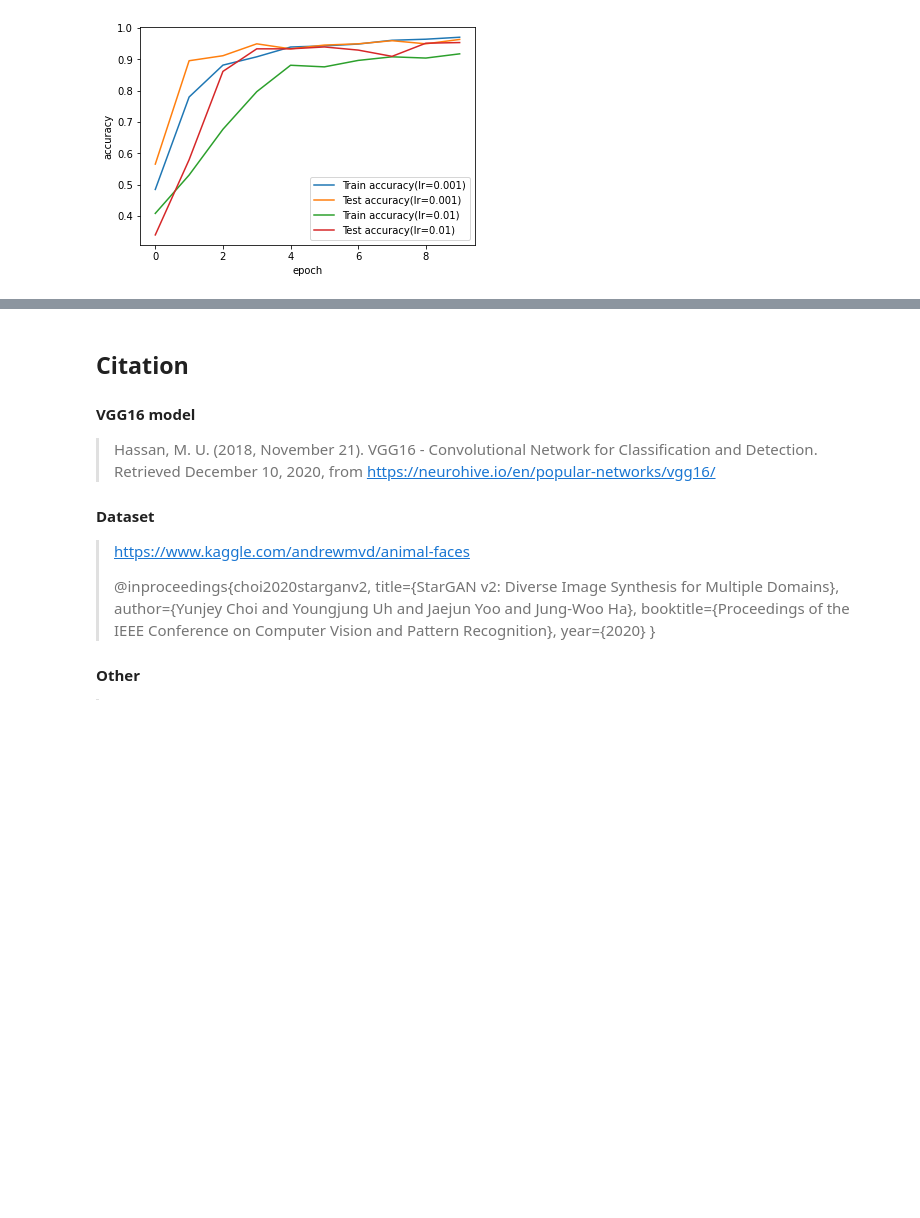
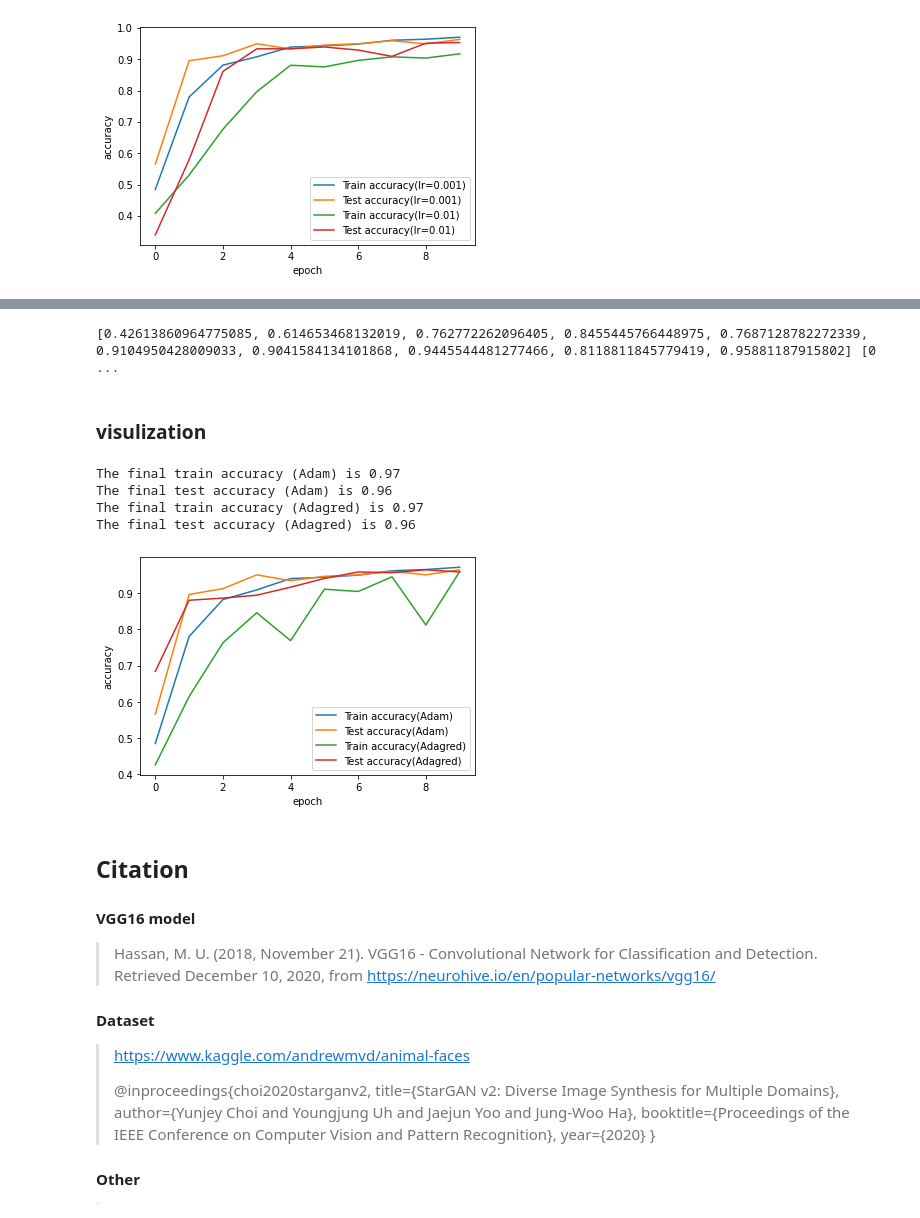
Before and after one commit to yuehanui/pre_trained_CNN_transer_learning, a Jupyter notebook: notebook.ipynb, the cells around one changed output, grey strips where cells are left out. Drawn from its saved outputs; the diff is of its cells as text; code cells hidden in the pictures; blank space fills up the shorter version.

Commit message:
lr and optimizer comparision

```diff
--- a/notebook.ipynb
+++ b/notebook.ipynb
@@ -313,0 +326,4 @@ The final test accuracy at lr= 0.01 is 0.96
+# %%
+from tensorflow import keras
+K.clear_session()
+model = keras.models.load_model('./drive/MyDrive/model')
@@ -313,0 +332,14 @@ The final test accuracy at lr= 0.01 is 0.96
+# %%
+opt3 = optimizers.Adagrad(lr=0.001)
+model.compile(optimizer=opt3, loss="categorical_crossentropy",metrics=['accuracy'])
+
+# Number of epochs
+nepochs = 10
+
+# Call the fit_generator function
+hist3 = model.fit_generator(
+    train_generator,
+    steps_per_epoch=train_generator.n // BATCH_SIZE,
+    epochs=nepochs,
+    validation_data=test_generator,
+    validation_steps=test_generator.n // BATCH_SIZE)
@@ -314,3 +367,35 @@ The final test accuracy at lr= 0.01 is 0.96
+# %%
+acc_train3 = hist3.history['accuracy']
+acc_test3 = hist3.history['val_accuracy']
+print(acc_train3,acc_test3)
+# %% [output]
+[0.42613860964775085, 0.614653468132019, 0.762772262096405, 0.8455445766448975, 0.7687128782272339, 0.9104950428009033, 0.9041584134101868, 0.9445544481277466, 0.8118811845779419, 0.95881187915802] [0 ...
+# %% [markdown]
+### visulization
+# %%
+# plot the training accuracy
+plt.plot(np.arange(0,nepochs),acc_train)
+# plot the testing accuracy
+plt.plot(np.arange(0,nepochs),acc_test)
+# plot the training accuracy
+plt.plot(np.arange(0,nepochs),acc_train3)
+# plot the testing accuracy
+plt.plot(np.arange(0,nepochs),acc_test3)
+
+plt.xlabel('epoch')
+plt.ylabel('accuracy')
+plt.legend(['Train accuracy(Adam)','Test accuracy(Adam)','Train accuracy(Adagred)','Test accuracy(Adagred)'])
+
+print(f"The final train accuracy (Adam) is %.2f" % acc_train[-1])
+print(f"The final test accuracy (Adam) is %.2f" % acc_test[-1])
+print(f"The final train accuracy (Adagred) is %.2f" % acc_train[-1])
+print(f"The final test accuracy (Adagred) is %.2f" % acc_test[-1])
+# %% [output]
+The final train accuracy (Adam) is 0.97
+The final test accuracy (Adam) is 0.96
+The final train accuracy (Adagred) is 0.97
+The final test accuracy (Adagred) is 0.96
+[figure, added]
 # %% [markdown]
 ## Citation
 
```
Also changed, not shown: parts of 5 cells of this notebook.
